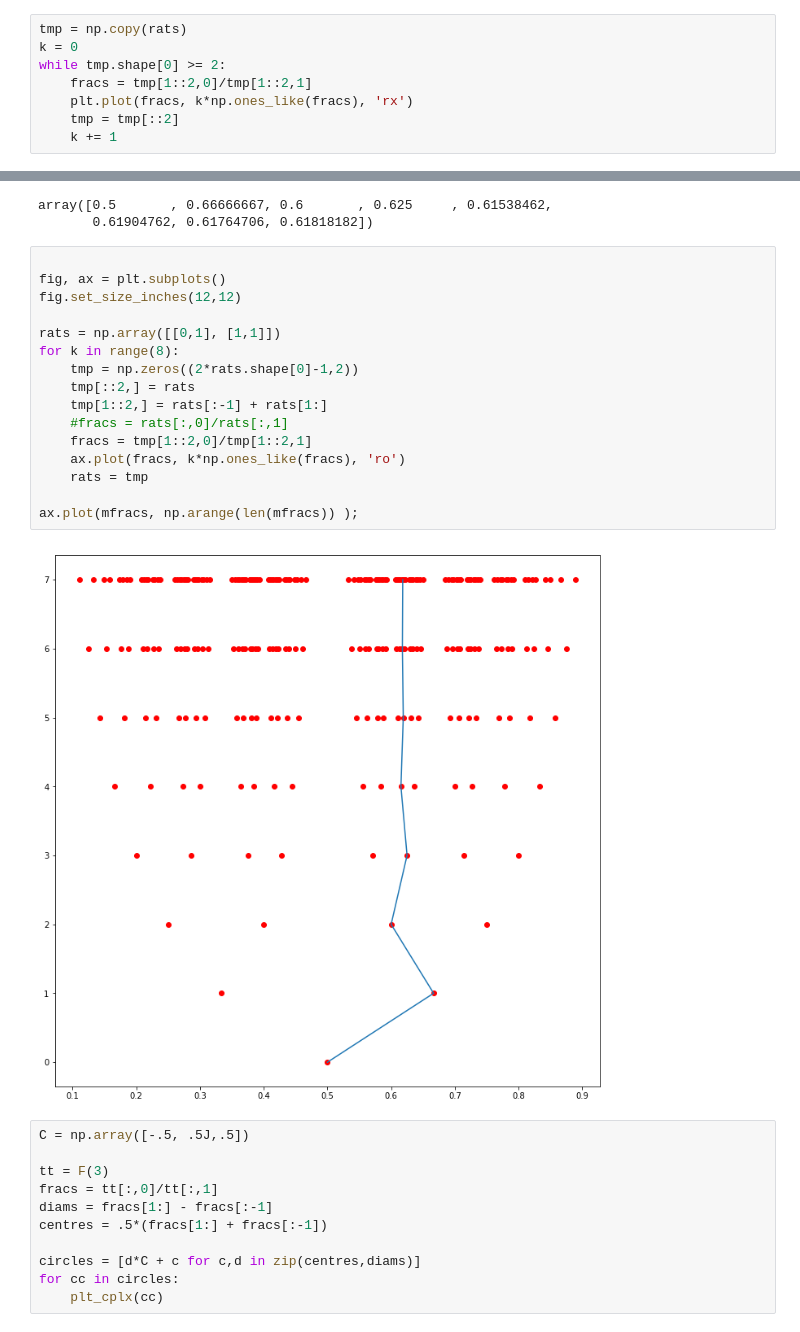
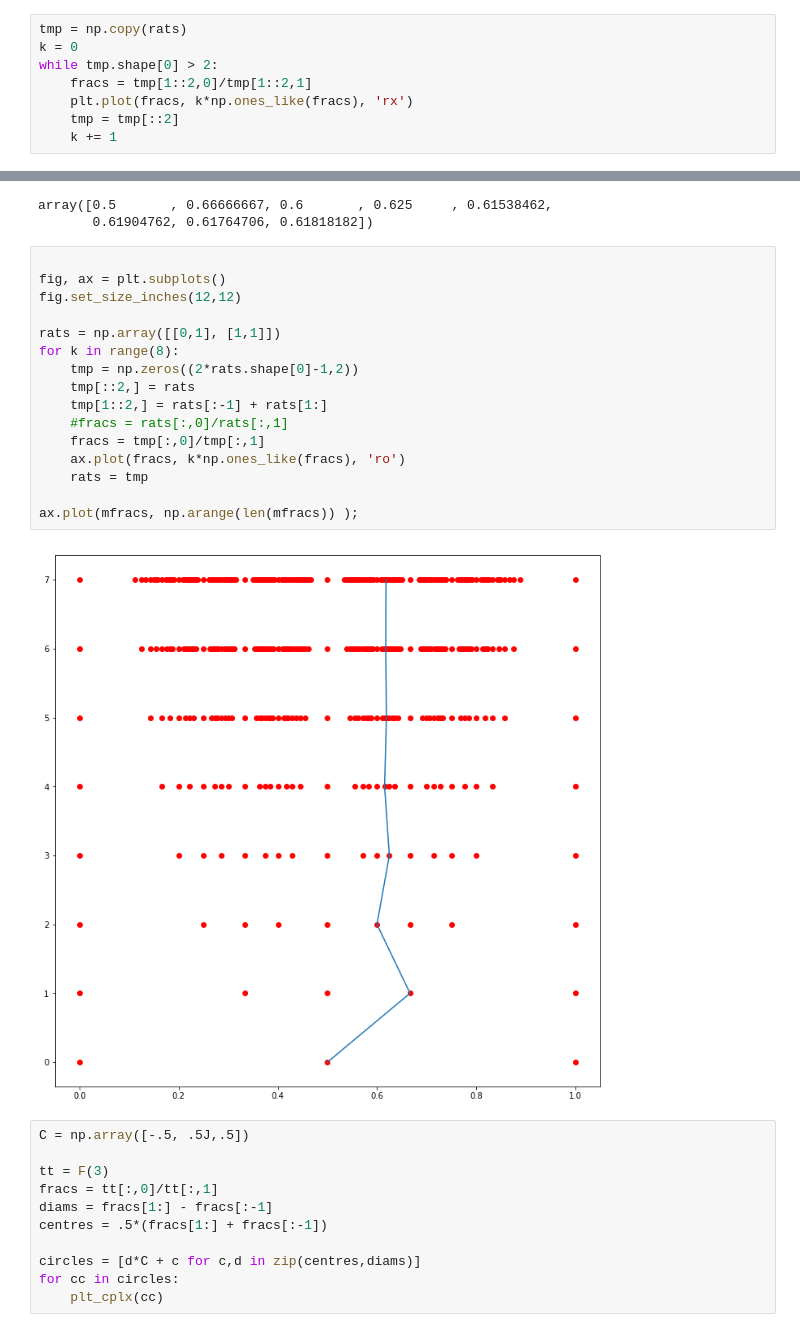
Before and after one commit to macbuse/macbuse.github.io, a Jupyter notebook: PROG/matplot_episode_two.ipynb, the cells around one changed output, grey strips where cells are left out. Drawn from its saved outputs; the diff is of its cells as text.

```diff
--- a/PROG/matplot_episode_two.ipynb
+++ b/PROG/matplot_episode_two.ipynb
@@ -632,7 +632,7 @@ array([[ 0.,  1.],
 # %%
 tmp = np.copy(rats)
 k = 0
-while tmp.shape[0] >= 2:
+while tmp.shape[0] > 2:
     fracs = tmp[1::2,0]/tmp[1::2,1]
     plt.plot(fracs, k*np.ones_like(fracs), 'rx')
     tmp = tmp[::2]
@@ -753,21 +753,21 @@ array([0.5       , 0.66666667, 0.6       , 0.625     , 0.61538462,
 # %%
 
 fig, ax = plt.subplots()
 fig.set_size_inches(12,12)
 
 rats = np.array([[0,1], [1,1]])
 for k in range(8):
     tmp = np.zeros((2*rats.shape[0]-1,2))
     tmp[::2,] = rats
     tmp[1::2,] = rats[:-1] + rats[1:]
     #fracs = rats[:,0]/rats[:,1]
-    fracs = tmp[1::2,0]/tmp[1::2,1]
+    fracs = tmp[:,0]/tmp[:,1]
     ax.plot(fracs, k*np.ones_like(fracs), 'ro')
     rats = tmp
 
 ax.plot(mfracs, np.arange(len(mfracs)) );
 # %% [output]
-[figure, old version]
+[figure, new version]
 # %%
 C = np.array([-.5, .5J,.5])
 
```
Also changed, not shown: parts of 4 cells of this notebook.
